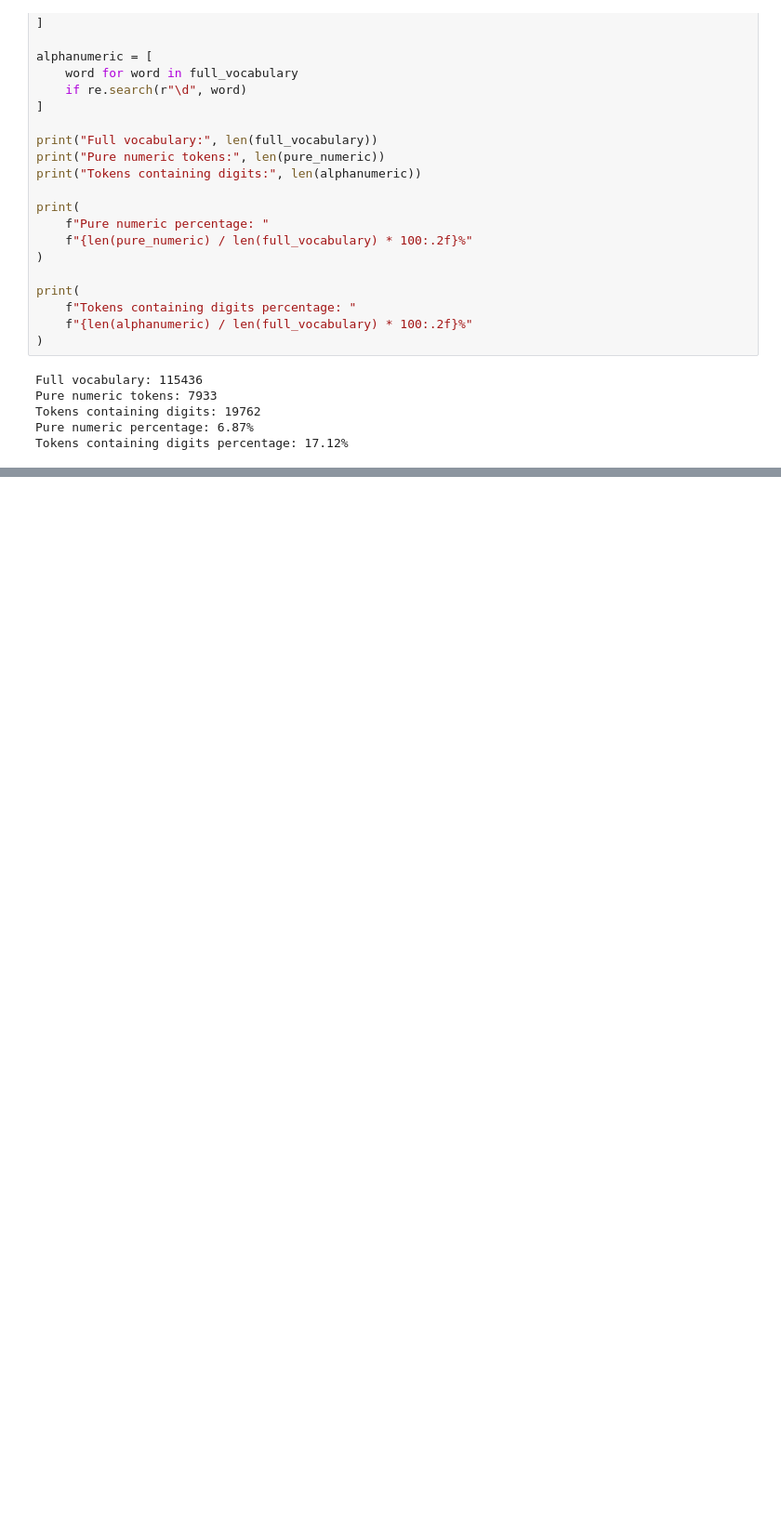
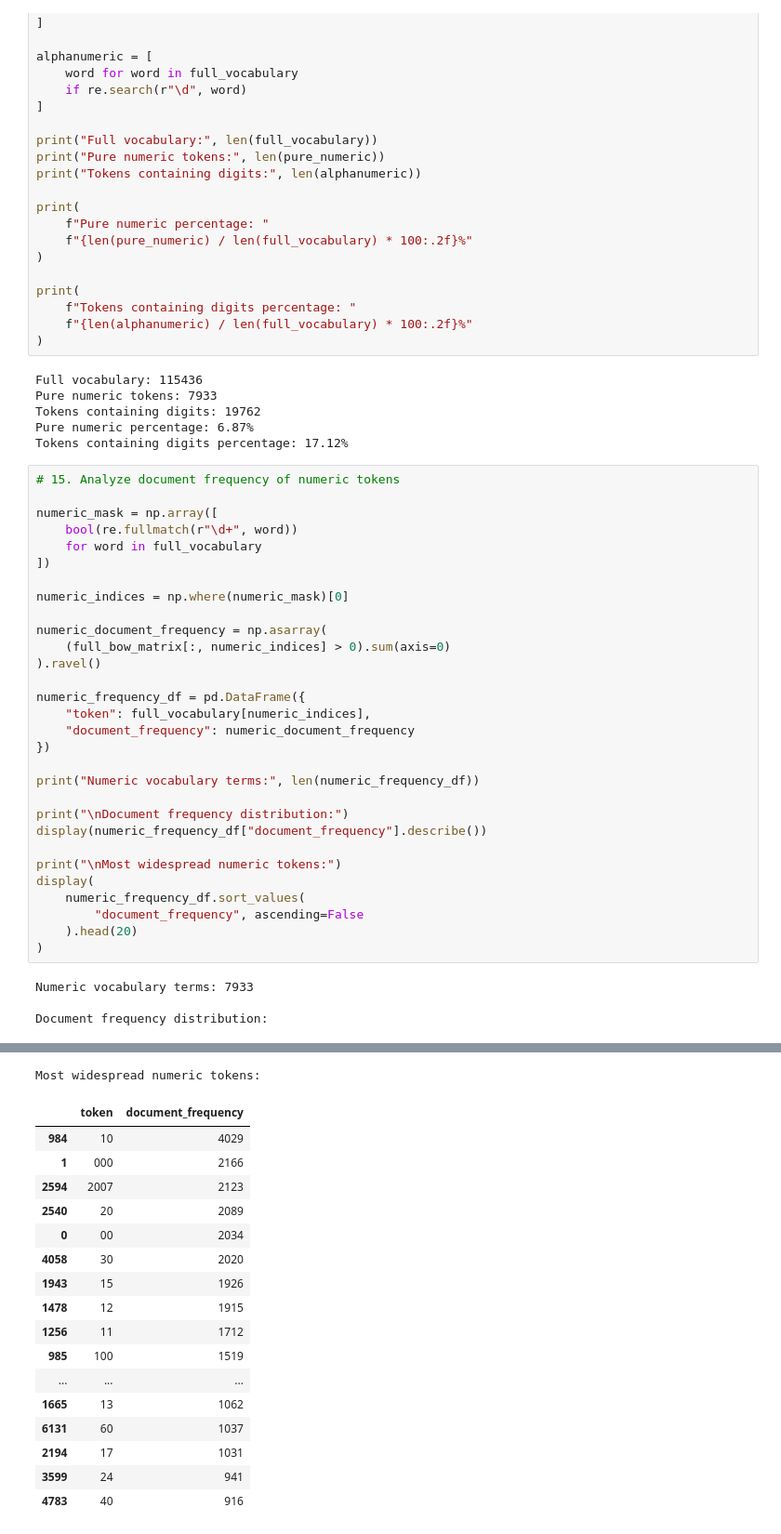
Before and after one commit to Supan-Roy/financial-scam-analysis, a Jupyter notebook: notebooks/02_text_representation.ipynb, the cells around one changed output, grey strips where cells are left out. Shown at 93% size. Cells and saved outputs as stored; diff of their text form; blank space fills up the shorter version.

Commit message:
feat: add text representation notebook for bag of words and tf-idf analysis

```diff
--- a/notebooks/02_text_representation.ipynb
+++ b/notebooks/02_text_representation.ipynb
@@ -294,3 +294,37 @@ Pure numeric tokens: 7933
 Tokens containing digits: 19762
 Pure numeric percentage: 6.87%
 Tokens containing digits percentage: 17.12%
+# %%
+# 15. Analyze document frequency of numeric tokens
+
+numeric_mask = np.array([
+    bool(re.fullmatch(r"\d+", word))
+    for word in full_vocabulary
+])
+
+numeric_indices = np.where(numeric_mask)[0]
+
+numeric_document_frequency = np.asarray(
+    (full_bow_matrix[:, numeric_indices] > 0).sum(axis=0)
+).ravel()
+
+numeric_frequency_df = pd.DataFrame({
+    "token": full_vocabulary[numeric_indices],
+    "document_frequency": numeric_document_frequency
+})
+
+print("Numeric vocabulary terms:", len(numeric_frequency_df))
+
+print("\nDocument frequency distribution:")
+display(numeric_frequency_df["document_frequency"].describe())
+
+print("\nMost widespread numeric tokens:")
+display(
+    numeric_frequency_df.sort_values(
+        "document_frequency", ascending=False
+    ).head(20)
+)
+# %% [output]
+Numeric vocabulary terms: 7933
+
+Document frequency distribution:
@@ -296,0 +340,18 @@ Tokens containing digits percentage: 17.12%
+Most widespread numeric tokens:
+|  | token | document_frequency |
+| 984 | 10 | 4029 |
+| 1 | 000 | 2166 |
+| 2594 | 2007 | 2123 |
+| 2540 | 20 | 2089 |
+| 0 | 00 | 2034 |
+| 4058 | 30 | 2020 |
+| 1943 | 15 | 1926 |
+| 1478 | 12 | 1915 |
+| 1256 | 11 | 1712 |
+| 985 | 100 | 1519 |
+| ... | ... | ... |
+| 1665 | 13 | 1062 |
+| 6131 | 60 | 1037 |
+| 2194 | 17 | 1031 |
+| 3599 | 24 | 941 |
+| 4783 | 40 | 916 |
```
Also changed, not shown: parts of 6 cells of this notebook.
